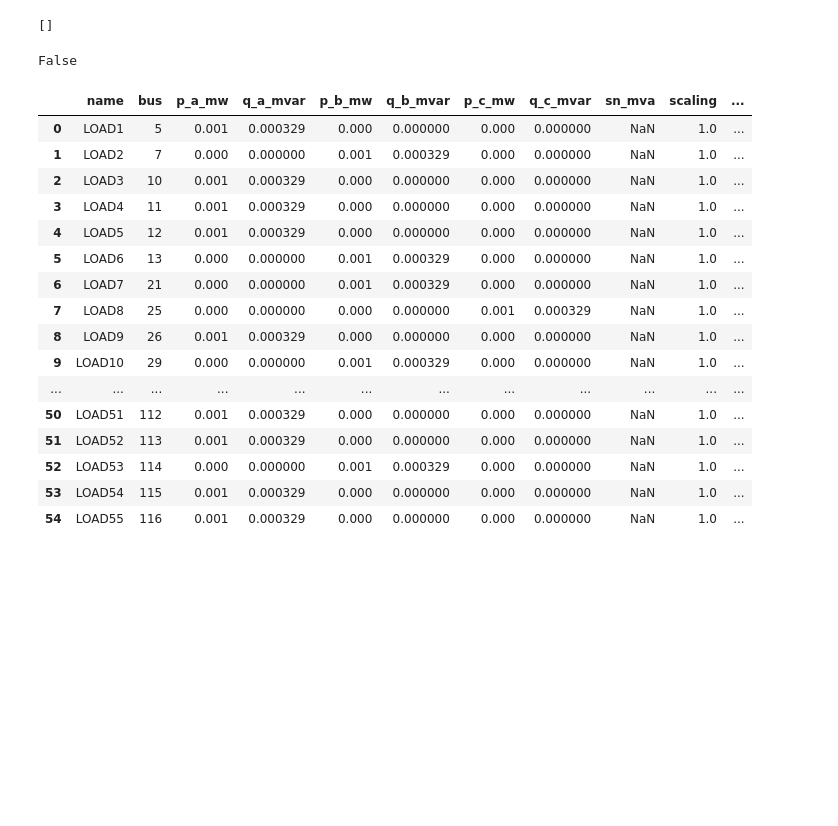
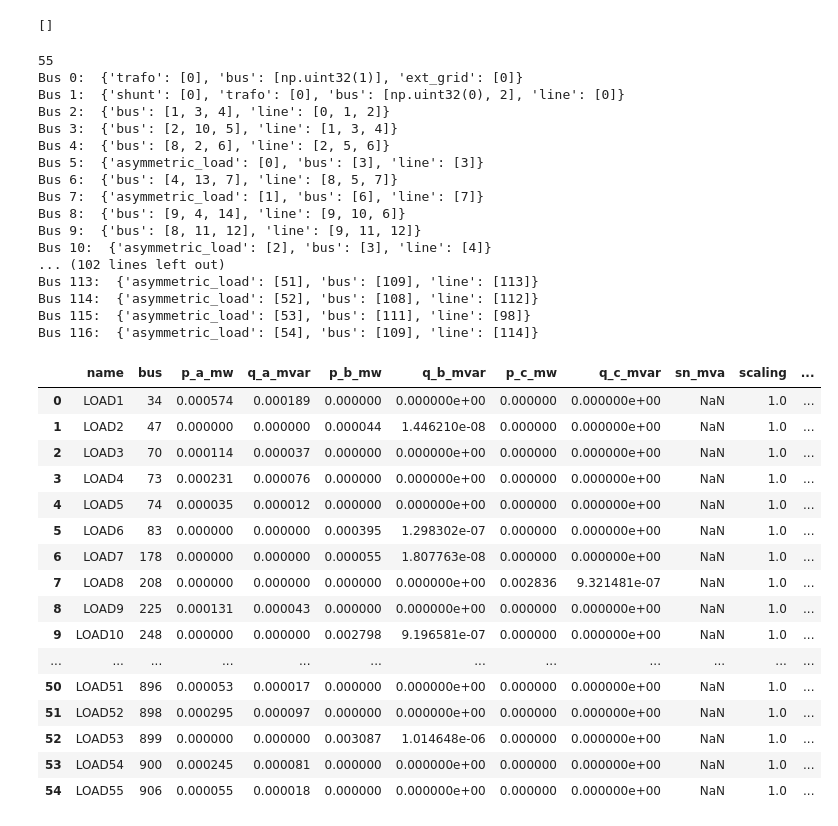
Before and after one commit to antoniovitorvb/IST-thesis-hosting-capacity, a Jupyter notebook: code/power_debug.ipynb, the cells around one changed output. Cells and saved outputs as stored; diff of their text form; code cells hidden in the pictures; blank space fills up the shorter version.

```diff
--- a/code/power_debug.ipynb
+++ b/code/power_debug.ipynb
@@ -272,11 +323,6 @@ for _, row in loads_df.iterrows():
 load_problem
 # %% [output]
 []
-# %%
-a = False
-if not a: print(a)
-# %% [output]
-False
 # %%
 # Create Loads
 loads_df = pd.read_excel(os.path.join(data_dir, "Loads.xlsx"), skiprows=2)
@@ -306,24 +352,44 @@ for _, row in loads_df.iterrows():
             name=row['Name']
         )
         load_map[load] = row['Yearly']
-
-print(len(net.asymmetric_load))
-export_results("network_results.xlsx", net, max_iteration=1000)
 # %% [output]
-|  | name | bus | p_a_mw | q_a_mvar | p_b_mw | q_b_mvar | p_c_mw | q_c_mvar | sn_mva | scaling | ... |
-| 0 | LOAD1 | 5 | 0.001 | 0.000329 | 0.000 | 0.000000 | 0.000 | 0.000000 | NaN | 1.0 | ... |
-| 1 | LOAD2 | 7 | 0.000 | 0.000000 | 0.001 | 0.000329 | 0.000 | 0.000000 | NaN | 1.0 | ... |
-| 2 | LOAD3 | 10 | 0.001 | 0.000329 | 0.000 | 0.000000 | 0.000 | 0.000000 | NaN | 1.0 | ... |
-| 3 | LOAD4 | 11 | 0.001 | 0.000329 | 0.000 | 0.000000 | 0.000 | 0.000000 | NaN | 1.0 | ... |
-| 4 | LOAD5 | 12 | 0.001 | 0.000329 | 0.000 | 0.000000 | 0.000 | 0.000000 | NaN | 1.0 | ... |
-| 5 | LOAD6 | 13 | 0.000 | 0.000000 | 0.001 | 0.000329 | 0.000 | 0.000000 | NaN | 1.0 | ... |
-| 6 | LOAD7 | 21 | 0.000 | 0.000000 | 0.001 | 0.000329 | 0.000 | 0.000000 | NaN | 1.0 | ... |
-| 7 | LOAD8 | 25 | 0.000 | 0.000000 | 0.000 | 0.000000 | 0.001 | 0.000329 | NaN | 1.0 | ... |
-| 8 | LOAD9 | 26 | 0.001 | 0.000329 | 0.000 | 0.000000 | 0.000 | 0.000000 | NaN | 1.0 | ... |
-| 9 | LOAD10 | 29 | 0.000 | 0.000000 | 0.001 | 0.000329 | 0.000 | 0.000000 | NaN | 1.0 | ... |
-| ... | ... | ... | ... | ... | ... | ... | ... | ... | ... | ... | ... |
-| 50 | LOAD51 | 112 | 0.001 | 0.000329 | 0.000 | 0.000000 | 0.000 | 0.000000 | NaN | 1.0 | ... |
-| 51 | LOAD52 | 113 | 0.001 | 0.000329 | 0.000 | 0.000000 | 0.000 | 0.000000 | NaN | 1.0 | ... |
-| 52 | LOAD53 | 114 | 0.000 | 0.000000 | 0.001 | 0.000329 | 0.000 | 0.000000 | NaN | 1.0 | ... |
-| 53 | LOAD54 | 115 | 0.001 | 0.000329 | 0.000 | 0.000000 | 0.000 | 0.000000 | NaN | 1.0 | ... |
-| 54 | LOAD55 | 116 | 0.001 | 0.000329 | 0.000 | 0.000000 | 0.000 | 0.000000 | NaN | 1.0 | ... |
+55
+Bus 0:  {'trafo': [0], 'bus': [np.uint32(1)], 'ext_grid': [0]}
+Bus 1:  {'shunt': [0], 'trafo': [0], 'bus': [np.uint32(0), 2], 'line': [0]}
+Bus 2:  {'bus': [1, 3, 4], 'line': [0, 1, 2]}
+Bus 3:  {'bus': [2, 10, 5], 'line': [1, 3, 4]}
+Bus 4:  {'bus': [8, 2, 6], 'line': [2, 5, 6]}
+Bus 5:  {'asymmetric_load': [0], 'bus': [3], 'line': [3]}
+Bus 6:  {'bus': [4, 13, 7], 'line': [8, 5, 7]}
+Bus 7:  {'asymmetric_load': [1], 'bus': [6], 'line': [7]}
+Bus 8:  {'bus': [9, 4, 14], 'line': [9, 10, 6]}
+Bus 9:  {'bus': [8, 11, 12], 'line': [9, 11, 12]}
+Bus 10:  {'asymmetric_load': [2], 'bus': [3], 'line': [4]}
+... (102 lines left out)
+Bus 113:  {'asymmetric_load': [51], 'bus': [109], 'line': [113]}
+Bus 114:  {'asymmetric_load': [52], 'bus': [108], 'line': [112]}
+Bus 115:  {'asymmetric_load': [53], 'bus': [111], 'line': [98]}
+Bus 116:  {'asymmetric_load': [54], 'bus': [109], 'line': [114]}
+# %%
+import pandapower.networks as pn
+offpeak_net = pn.ieee_european_lv_asymmetric('on_peak_566')
+# %%
+offpeak_net.asymmetric_load
+# %% [output]
+|  | name | bus | p_a_mw | q_a_mvar | p_b_mw | q_b_mvar | p_c_mw | q_c_mvar | sn_mva | scaling | ... |
+| 0 | LOAD1 | 34 | 0.000574 | 0.000189 | 0.000000 | 0.000000e+00 | 0.000000 | 0.000000e+00 | NaN | 1.0 | ... |
+| 1 | LOAD2 | 47 | 0.000000 | 0.000000 | 0.000044 | 1.446210e-08 | 0.000000 | 0.000000e+00 | NaN | 1.0 | ... |
+| 2 | LOAD3 | 70 | 0.000114 | 0.000037 | 0.000000 | 0.000000e+00 | 0.000000 | 0.000000e+00 | NaN | 1.0 | ... |
+| 3 | LOAD4 | 73 | 0.000231 | 0.000076 | 0.000000 | 0.000000e+00 | 0.000000 | 0.000000e+00 | NaN | 1.0 | ... |
+| 4 | LOAD5 | 74 | 0.000035 | 0.000012 | 0.000000 | 0.000000e+00 | 0.000000 | 0.000000e+00 | NaN | 1.0 | ... |
+| 5 | LOAD6 | 83 | 0.000000 | 0.000000 | 0.000395 | 1.298302e-07 | 0.000000 | 0.000000e+00 | NaN | 1.0 | ... |
+| 6 | LOAD7 | 178 | 0.000000 | 0.000000 | 0.000055 | 1.807763e-08 | 0.000000 | 0.000000e+00 | NaN | 1.0 | ... |
+| 7 | LOAD8 | 208 | 0.000000 | 0.000000 | 0.000000 | 0.000000e+00 | 0.002836 | 9.321481e-07 | NaN | 1.0 | ... |
+| 8 | LOAD9 | 225 | 0.000131 | 0.000043 | 0.000000 | 0.000000e+00 | 0.000000 | 0.000000e+00 | NaN | 1.0 | ... |
+| 9 | LOAD10 | 248 | 0.000000 | 0.000000 | 0.002798 | 9.196581e-07 | 0.000000 | 0.000000e+00 | NaN | 1.0 | ... |
+| ... | ... | ... | ... | ... | ... | ... | ... | ... | ... | ... | ... |
+| 50 | LOAD51 | 896 | 0.000053 | 0.000017 | 0.000000 | 0.000000e+00 | 0.000000 | 0.000000e+00 | NaN | 1.0 | ... |
+| 51 | LOAD52 | 898 | 0.000295 | 0.000097 | 0.000000 | 0.000000e+00 | 0.000000 | 0.000000e+00 | NaN | 1.0 | ... |
+| 52 | LOAD53 | 899 | 0.000000 | 0.000000 | 0.003087 | 1.014648e-06 | 0.000000 | 0.000000e+00 | NaN | 1.0 | ... |
+| 53 | LOAD54 | 900 | 0.000245 | 0.000081 | 0.000000 | 0.000000e+00 | 0.000000 | 0.000000e+00 | NaN | 1.0 | ... |
+| 54 | LOAD55 | 906 | 0.000055 | 0.000018 | 0.000000 | 0.000000e+00 | 0.000000 | 0.000000e+00 | NaN | 1.0 | ... |
```
Also changed, not shown: parts of 7 cells of this notebook, 4 other files.
